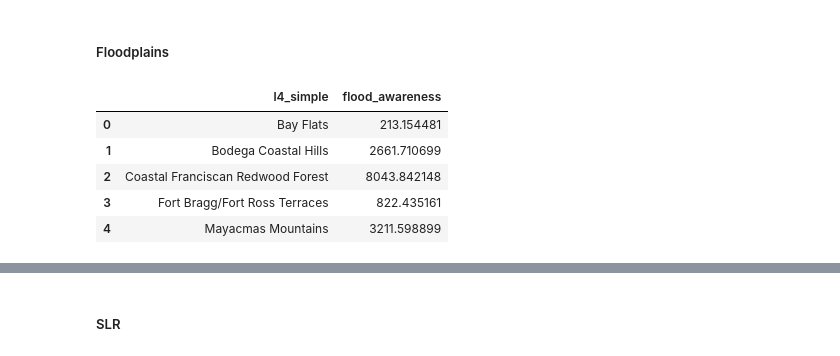
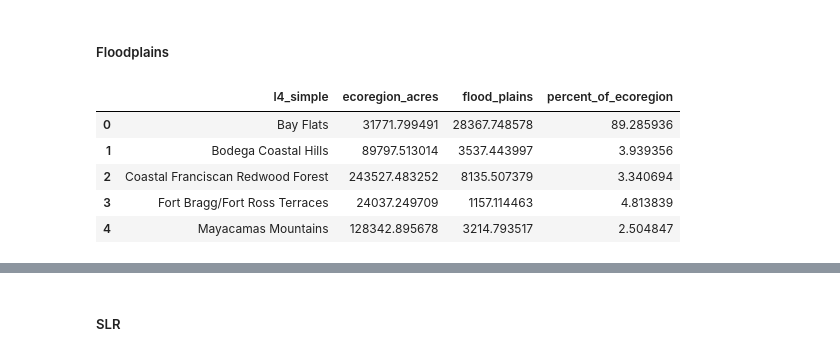
Before and after one commit to acmarley-erg/soco_resilience, a Jupyter notebook: py/zone_stats.ipynb, the cells around one changed output, grey strips where cells are left out. Saved outputs shown, nothing was run; the diff lists cells and outputs as text; code cells hidden in the pictures.

Commit message:
Added FEMA flood data to flooding analysis

```diff
--- a/py/zone_stats.ipynb
+++ b/py/zone_stats.ipynb
@@ -22,6 +22,7 @@ ecoregions = gpd.read_file(clean_data + "soco_ecoregion_l4/soco_ecoregion_l4.shp
 
 # read in hazard data
 flood_plains = gpd.read_file(clean_data + "flood_awareness_areas/flood_awareness_areas.shp")
+fema_flood = gpd.read_file(raw_data + "FEMA_100yr_flood/fema_100yr.shp")
 wildfire_risk = gpd.read_file(clean_data + "soco_wildfire_risk_index/Wildfire_Risk_Index.shp")
 slr_75 = gpd.read_file(clean_data + "fldhazd_slr75_w000/all_fldhazd_slr75_w000.shp")
 slr_75_100 = gpd.read_file(clean_data + "fldhazd_slr75_w100/all_fldhazd_slr75_w100.shp")
@@ -65,6 +66,15 @@ fire_risk_simp = fire_risk_simp.to_crs(epsg=2226).dissolve(by="risk_5_rank").res
 # dissolve floodplains data to simplify
 floodplains_simp = flood_plains.dissolve()
 floodplains_simp = floodplains_simp.filter(['geometry'])
+
+# and fema floodplains
+fema_flood_simp = fema_flood.dissolve()
+fema_flood_simp = fema_flood_simp.filter(['geometry'])
+fema_flood_simp = fema_flood_simp.to_crs(epsg=2226)
+
+# concat them
+all_flooding = pd.concat([floodplains_simp, fema_flood_simp])
+all_flooding = all_flooding.dissolve()
 # %%
 # reproject and dissolve SLR data
 slr_75_simp = slr_75.to_crs(epsg=2226).dissolve()
@@ -159,12 +169,12 @@ zones_wr_4_5
 # %% [markdown]
 ##### Floodplains
 # %%
-zones_fp = util.zone_intersect(ecoregions_simp, floodplains_simp, 'flood_awareness')
+zones_fp = util.zone_intersect(ecoregions_simp, all_flooding, 'flood_plains')
 zones_fp.head()
 # %% [output]
-|  | l4_simple | flood_awareness |
-| 0 | Bay Flats | 213.154481 |
-| 1 | Bodega Coastal Hills | 2661.710699 |
-| 2 | Coastal Franciscan Redwood Forest | 8043.842148 |
-| 3 | Fort Bragg/Fort Ross Terraces | 822.435161 |
-| 4 | Mayacmas Mountains | 3211.598899 |
+|  | l4_simple | ecoregion_acres | flood_plains | percent_of_ecoregion |
+| 0 | Bay Flats | 31771.799491 | 28367.748578 | 89.285936 |
+| 1 | Bodega Coastal Hills | 89797.513014 | 3537.443997 | 3.939356 |
+| 2 | Coastal Franciscan Redwood Forest | 243527.483252 | 8135.507379 | 3.340694 |
+| 3 | Fort Bragg/Fort Ross Terraces | 24037.249709 | 1157.114463 | 4.813839 |
+| 4 | Mayacamas Mountains | 128342.895678 | 3214.793517 | 2.504847 |
```
Also changed, not shown: parts of 1 cell of this notebook.
